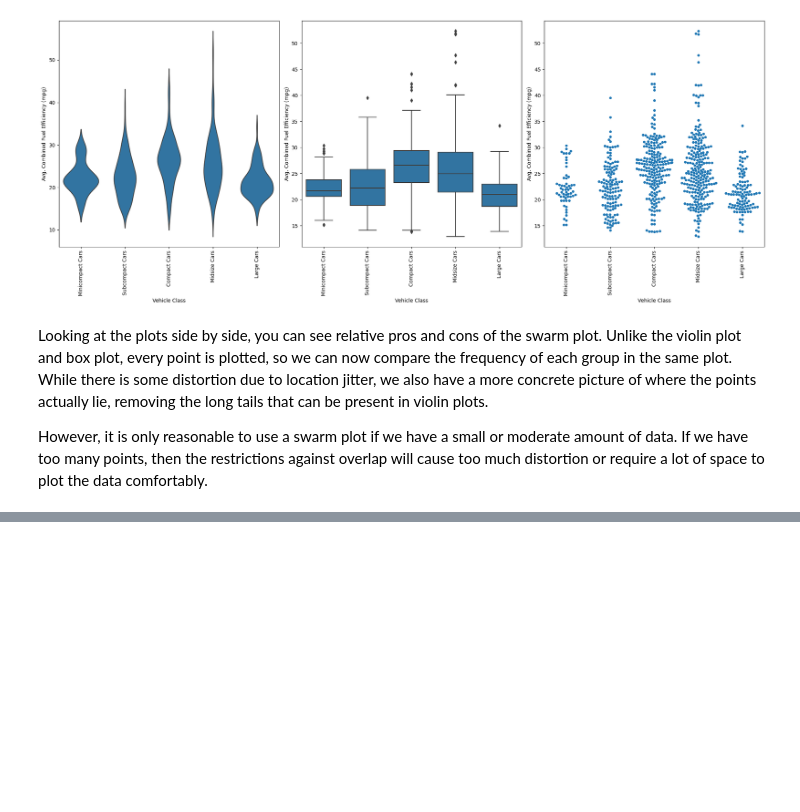
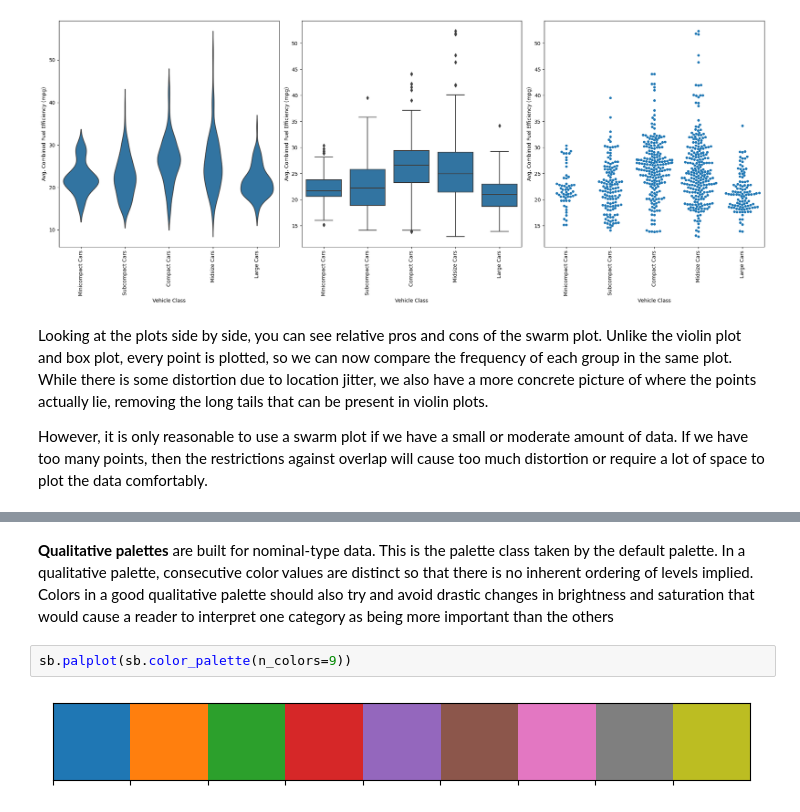
Before and after one commit to kisyular/data-visualization, a Jupyter notebook: Intro-Data-Visualization.ipynb, the cells around one changed output, grey strips where cells are left out. Saved outputs shown, nothing was run; the diff lists cells and outputs as text; blank space fills up the shorter version.

```diff
--- a/Intro-Data-Visualization.ipynb
+++ b/Intro-Data-Visualization.ipynb
@@ -1454,0 +1528,7 @@ However, it is only reasonable to use a swarm plot if we have a small or moderat
+# %% [markdown]
+**Qualitative palettes** are built for nominal-type data. This is the palette class taken by the default palette.
+In a qualitative palette, consecutive color values are distinct so that there is no inherent ordering of levels implied. Colors in a good qualitative palette should also try and avoid drastic changes in brightness and saturation that would cause a reader to interpret one category as being more important than the others
+# %%
+sb.palplot(sb.color_palette(n_colors=9))
+# %% [output]
+[figure, added]
```
Also changed, not shown: parts of 14 cells of this notebook.
